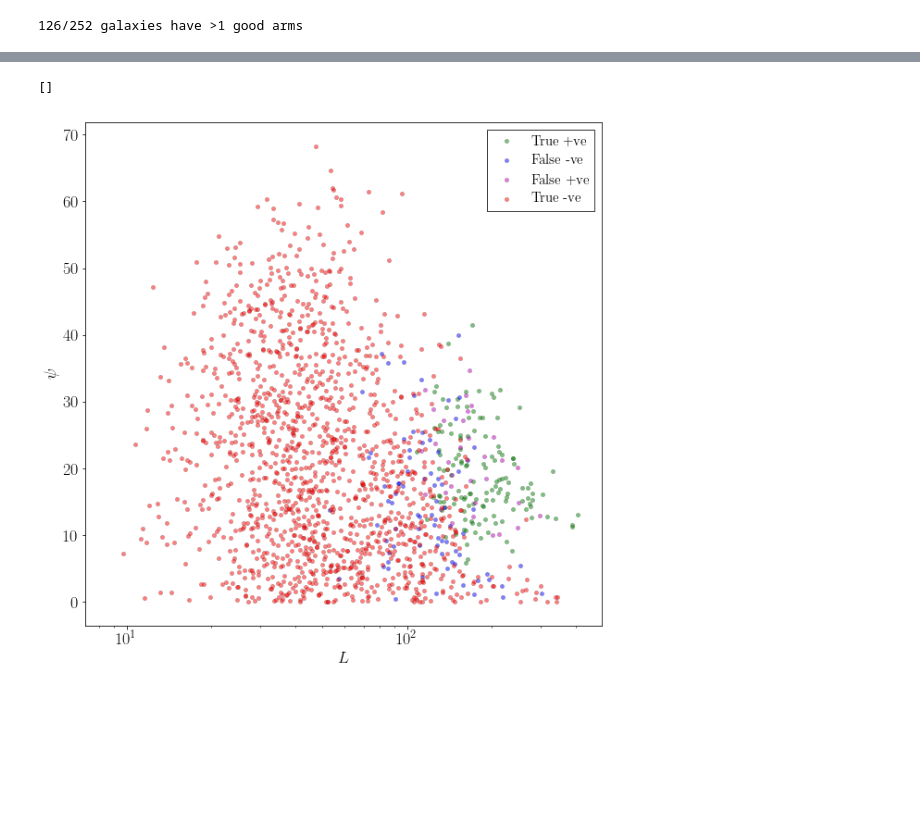
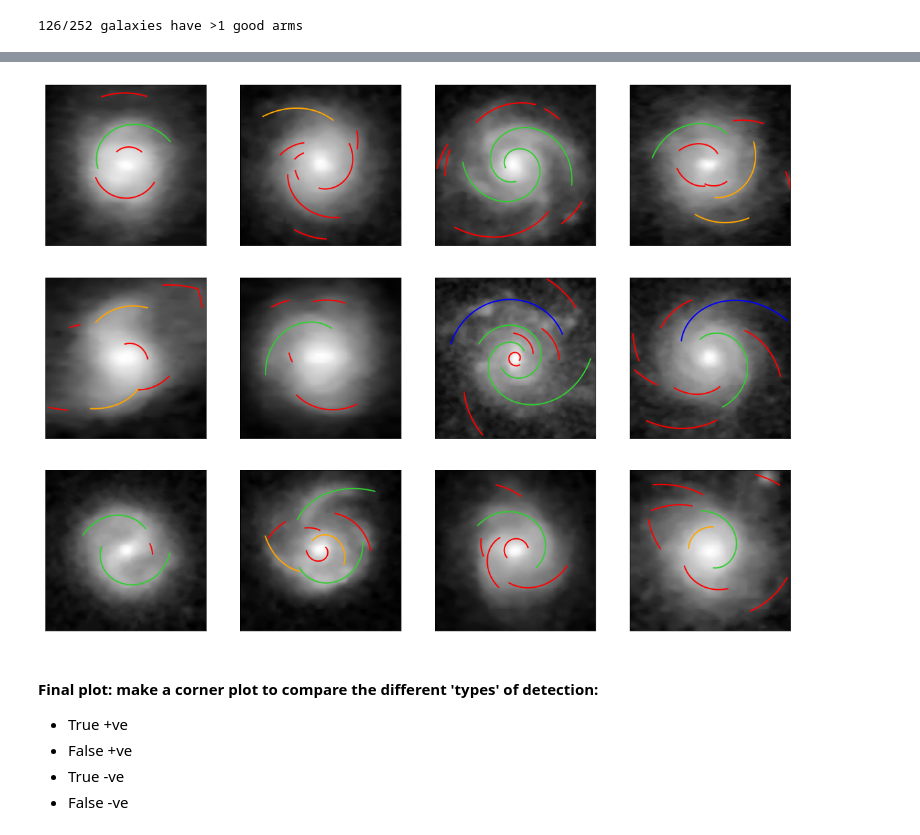
Before and after one commit to RossHart/sparcfire, a Jupyter notebook: panoptes_project/spiral_spotter_runthrough.ipynb, the cells around one changed output, grey strips where cells are left out. Drawn from its saved outputs; the diff is of its cells as text; code cells hidden in the pictures; blank space fills up the shorter version.

```diff
--- a/panoptes_project/spiral_spotter_runthrough.ipynb
+++ b/panoptes_project/spiral_spotter_runthrough.ipynb
@@ -518,33 +483,21 @@ arc_table
-# %%
-def scatter_p(ax,arc_frame,x_column,y_column,xlabel='x',ylabel='y',
-              **kwargs):
-    colors = 'gbmr'
-    labels = ('True +ve','False -ve','False +ve','True -ve')
-    # set up the masks:
-    checked_positive = arc_frame['p_good'] > 0.5
-    checked_negative = arc_frame['p_good'] <= 0.5
-    predicted_positive = arc_frame['p_good_predicted'] > 0.5
-    predicted_negative = arc_frame['p_good_predicted'] <= 0.5
-    masks = [np.all([checked_positive,predicted_positive],axis=0),
-             np.all([checked_positive,predicted_negative],axis=0),
-             np.all([checked_negative,predicted_positive],axis=0),
-             np.all([checked_negative,predicted_negative],axis=0)]
-    for color, mask, label in zip(colors,masks,labels):
-        ax.scatter(arc_frame[x_column][mask],arc_frame[y_column][mask],
-                   color=color,label=label,**kwargs)
-
-    _ = ax.set_xlabel(xlabel)
-    _ = ax.set_ylabel(ylabel)
-    _ = ax.legend(fontsize=15,fancybox=False,edgecolor='k')
-    return None
-
-fig = plt.figure(figsize=(10,10))
-ax = plt.subplot(111)
-
-_ = scatter_p(ax,arc_frame_full,'length','pitch_angle','$L$','$\psi$',
-              s=20,linewidths=0.25,edgecolors='k',alpha=0.5)
-
-ax.semilogx()
-# %% [output]
-[]
-[figure, removed]
+# %%
+fig, axarr = plt.subplots(3,4,figsize=(20,15))
+axarr = axarr.ravel()
+
+for id_, ax in zip(plot_ids,axarr):
+    arcplot = ArcData(id_)
+    arc_classes = arc_table_spotted[arc_table_spotted['gxyName'] == id_]
+    model_labels = np.array(arc_classes['model_labels'],dtype=np.int)
+    colors = colors_lookup(model_labels)
+    arcplot.display_image(ax,client=client)
+    arcplot.draw_arcs(ax,sparcfire_r_arcs,sparcfire_r,
+                      colors=colors,lw=2,label=False)
+# %% [output]
+[figure, added]
+# %% [markdown]
+#### Final plot: make a corner plot to compare the different 'types' of detection:
+
+* True +ve
+* False +ve
+* True -ve
+* False -ve
```
Also changed, not shown: parts of 10 cells of this notebook.
